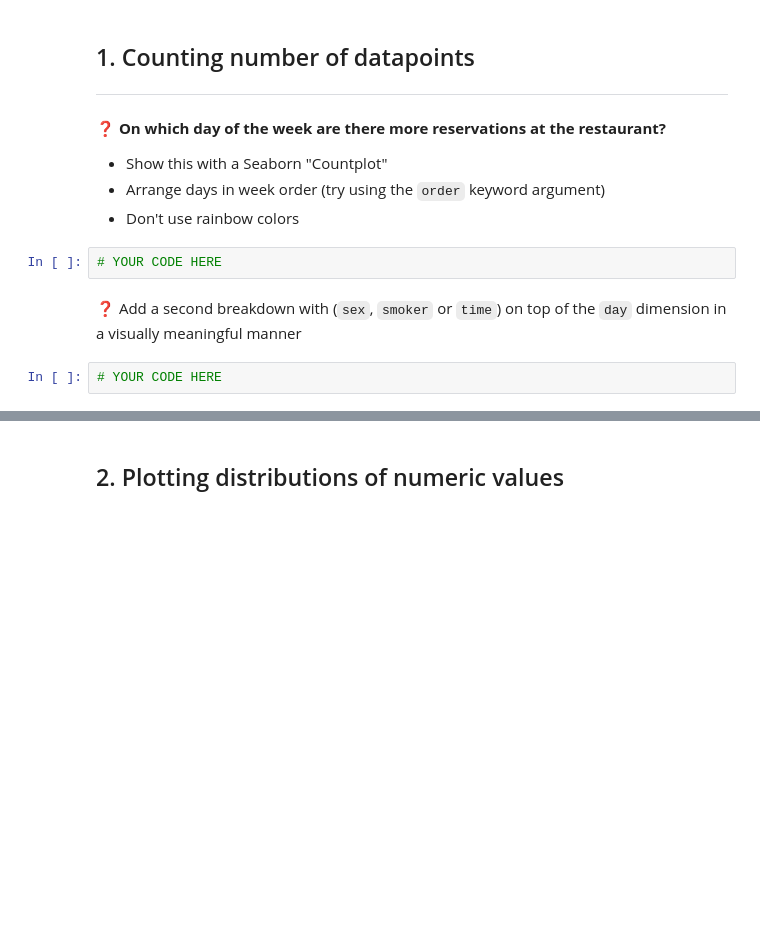
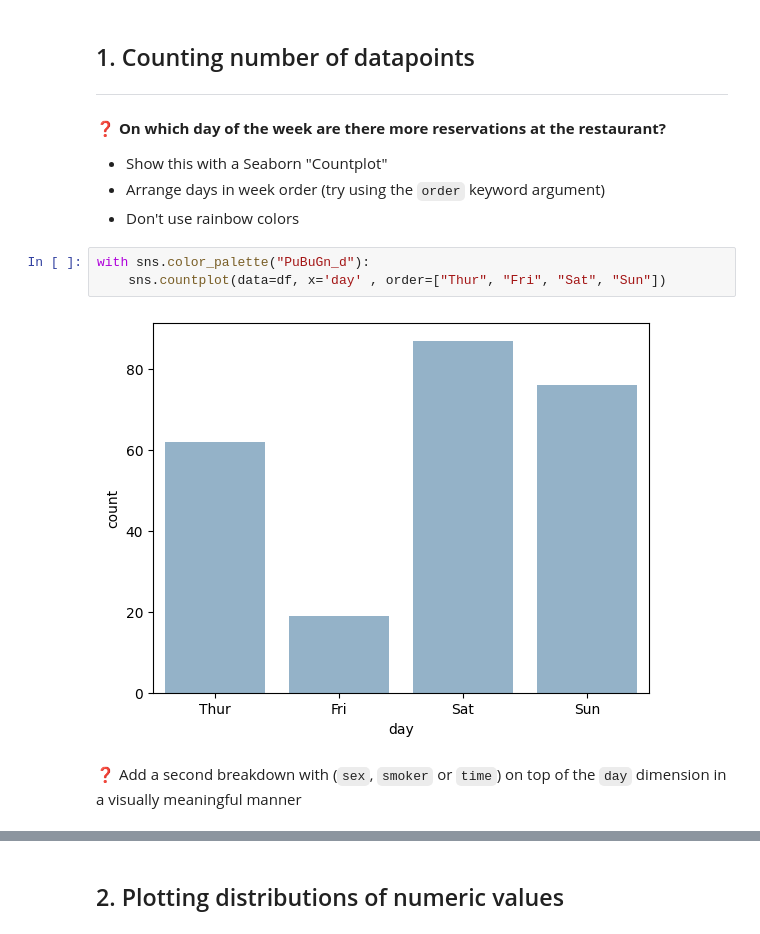
Before and after one commit to saranjthilak/data-seaborn-basics, a Jupyter notebook: seaborn-basics.ipynb, the cells around one changed output, grey strips where cells are left out. Cells and saved outputs as stored; diff of their text form; blank space fills up the shorter version.

```diff
--- a/seaborn-basics.ipynb
+++ b/seaborn-basics.ipynb
@@ -20,9 +27,10 @@ df.head()
 - Show this with a Seaborn "Countplot"
 - Arrange days in week order (try using the `order` keyword argument)
 - Don't use rainbow colors
-# %%
-# YOUR CODE HERE
+# %%
+with sns.color_palette("PuBuGn_d"):
+    sns.countplot(data=df, x='day' , order=["Thur", "Fri", "Sat", "Sun"])
+# %% [output]
+[figure, added]
 # %% [markdown]
 ❓ Add a second breakdown with (`sex`, `smoker` or `time`) on top of the `day` dimension in a visually meaningful manner
-# %%
-# YOUR CODE HERE
```
Also changed, not shown: parts of 22 cells of this notebook.
